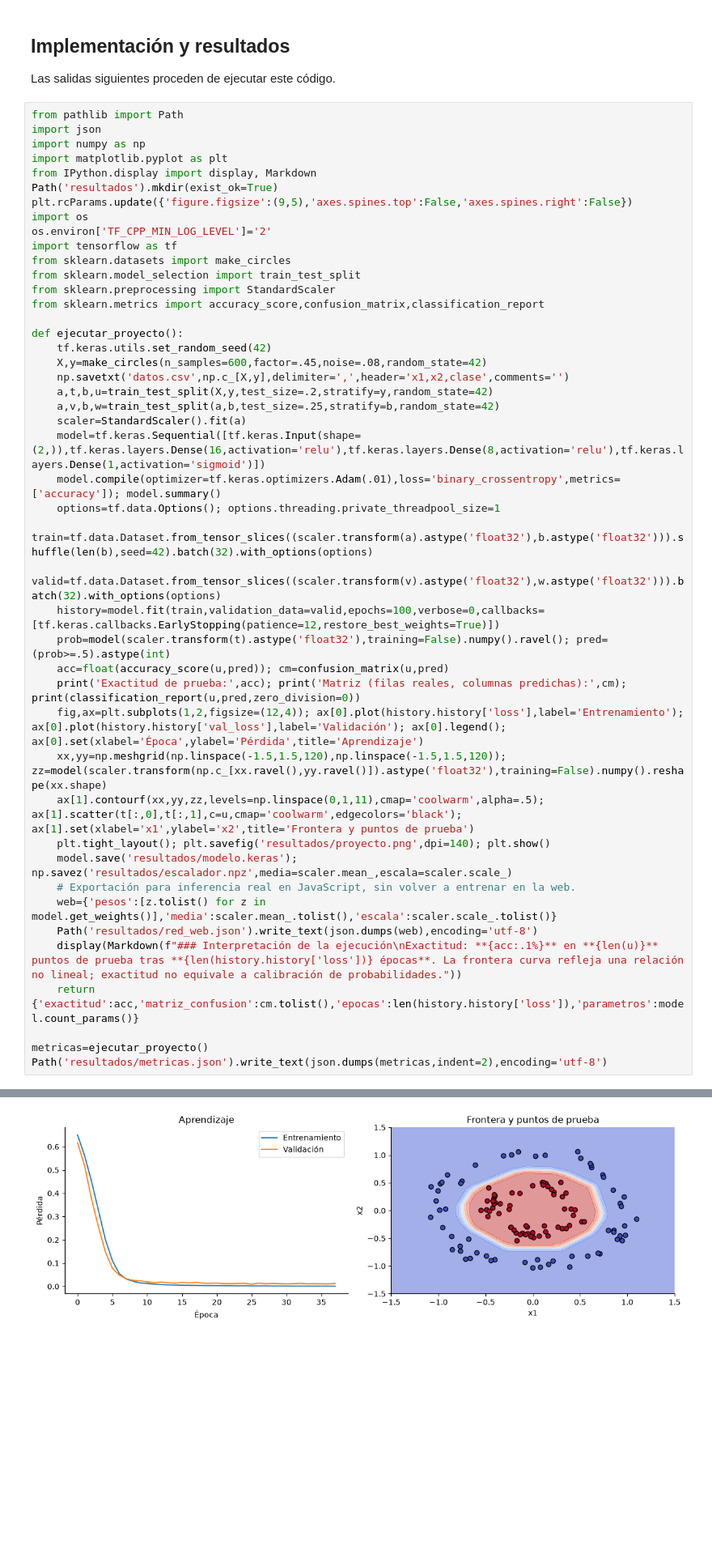
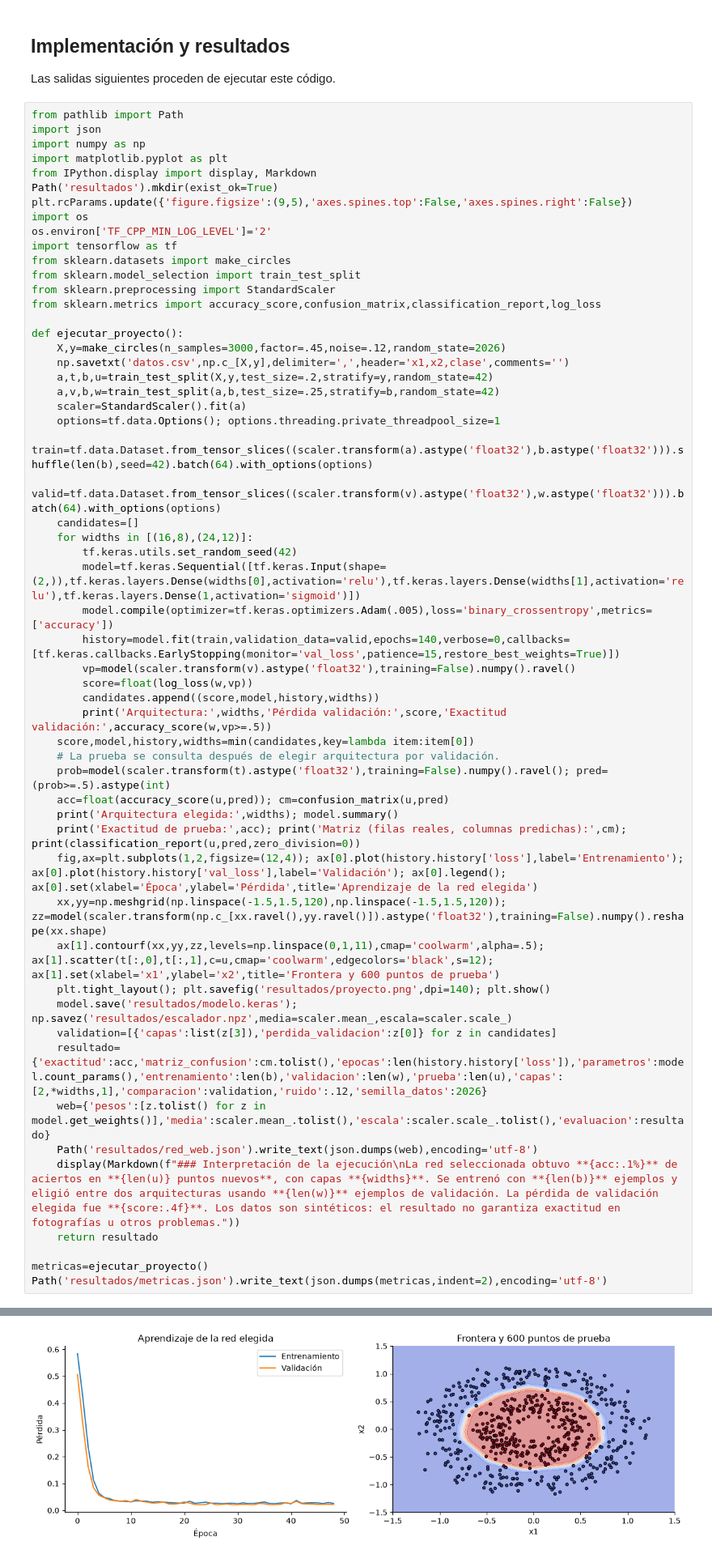
Before and after one commit to Loren07-kie/TAREAS-DP-Y-ML, a Jupyter notebook: tareas/Tarea_3_Semana_11/Reporte.ipynb, the cells around one changed output, grey strips where cells are left out. Shown at 81% size. Cells and saved outputs as stored; diff of their text form; blank space fills up the shorter version.

```diff
--- a/tareas/Tarea_3_Semana_11/Reporte.ipynb
+++ b/tareas/Tarea_3_Semana_11/Reporte.ipynb
@@ -67,34 +67,44 @@ import tensorflow as tf
 from sklearn.datasets import make_circles
 from sklearn.model_selection import train_test_split
 from sklearn.preprocessing import StandardScaler
-from sklearn.metrics import accuracy_score,confusion_matrix,classification_report
+from sklearn.metrics import accuracy_score,confusion_matrix,classification_report,log_loss
 
 def ejecutar_proyecto():
-    tf.keras.utils.set_random_seed(42)
-    X,y=make_circles(n_samples=600,factor=.45,noise=.08,random_state=42)
+    X,y=make_circles(n_samples=3000,factor=.45,noise=.12,random_state=2026)
     np.savetxt('datos.csv',np.c_[X,y],delimiter=',',header='x1,x2,clase',comments='')
     a,t,b,u=train_test_split(X,y,test_size=.2,stratify=y,random_state=42)
     a,v,b,w=train_test_split(a,b,test_size=.25,stratify=b,random_state=42)
     scaler=StandardScaler().fit(a)
-    model=tf.keras.Sequential([tf.keras.Input(shape=(2,)),tf.keras.layers.Dense(16,activation='relu'),tf.keras.layers.Dense(8,activation='relu'),tf.keras.layers.Dense(1,activation='sigmoid')])
-    model.compile(optimizer=tf.keras.optimizers.Adam(.01),loss='binary_crossentropy',metrics=['accuracy']); model.summary()
     options=tf.data.Options(); options.threading.private_threadpool_size=1
-    train=tf.data.Dataset.from_tensor_slices((scaler.transform(a).astype('float32'),b.astype('float32'))).shuffle(len(b),seed=42).batch(32).with_options(options)
-    valid=tf.data.Dataset.from_tensor_slices((scaler.transform(v).astype('float32'),w.astype('float32'))).batch(32).with_options(options)
-    history=model.fit(train,validation_data=valid,epochs=100,verbose=0,callbacks=[tf.keras.callbacks.EarlyStopping(patience=12,restore_best_weights=True)])
+    train=tf.data.Dataset.from_tensor_slices((scaler.transform(a).astype('float32'),b.astype('float32'))).shuffle(len(b),seed=42).batch(64).with_options(options)
+    valid=tf.data.Dataset.from_tensor_slices((scaler.transform(v).astype('float32'),w.astype('float32'))).batch(64).with_options(options)
+    candidates=[]
+    for widths in [(16,8),(24,12)]:
+        tf.keras.utils.set_random_seed(42)
+        model=tf.keras.Sequential([tf.keras.Input(shape=(2,)),tf.keras.layers.Dense(widths[0],activation='relu'),tf.keras.layers.Dense(widths[1],activation='relu'),tf.keras.layers.Dense(1,activation='sigmoid')])
+        model.compile(optimizer=tf.keras.optimizers.Adam(.005),loss='binary_crossentropy',metrics=['accuracy'])
+        history=model.fit(train,validation_data=valid,epochs=140,verbose=0,callbacks=[tf.keras.callbacks.EarlyStopping(monitor='val_loss',patience=15,restore_best_weights=True)])
+        vp=model(scaler.transform(v).astype('float32'),training=False).numpy().ravel()
+        score=float(log_loss(w,vp))
+        candidates.append((score,model,history,widths))
+        print('Arquitectura:',widths,'Pérdida validación:',score,'Exactitud validación:',accuracy_score(w,vp>=.5))
+    score,model,history,widths=min(candidates,key=lambda item:item[0])
+    # La prueba se consulta después de elegir arquitectura por validación.
     prob=model(scaler.transform(t).astype('float32'),training=False).numpy().ravel(); pred=(prob>=.5).astype(int)
     acc=float(accuracy_score(u,pred)); cm=confusion_matrix(u,pred)
+    print('Arquitectura elegida:',widths); model.summary()
     print('Exactitud de prueba:',acc); print('Matriz (filas reales, columnas predichas):',cm); print(classification_report(u,pred,zero_division=0))
-    fig,ax=plt.subplots(1,2,figsize=(12,4)); ax[0].plot(history.history['loss'],label='Entrenamiento'); ax[0].plot(history.history['val_loss'],label='Validación'); ax[0].legend(); ax[0].set(xlabel='Época',ylabel='Pérdida',title='Aprendizaje')
+    fig,ax=plt.subplots(1,2,figsize=(12,4)); ax[0].plot(history.history['loss'],label='Entrenamiento'); ax[0].plot(history.history['val_loss'],label='Validación'); ax[0].legend(); ax[0].set(xlabel='Época',ylabel='Pérdida',title='Aprendizaje de la red elegida')
     xx,yy=np.meshgrid(np.linspace(-1.5,1.5,120),np.linspace(-1.5,1.5,120)); zz=model(scaler.transform(np.c_[xx.ravel(),yy.ravel()]).astype('float32'),training=False).numpy().reshape(xx.shape)
-    ax[1].contourf(xx,yy,zz,levels=np.linspace(0,1,11),cmap='coolwarm',alpha=.5); ax[1].scatter(t[:,0],t[:,1],c=u,cmap='coolwarm',edgecolors='black'); ax[1].set(xlabel='x1',ylabel='x2',title='Frontera y puntos de prueba')
+    ax[1].contourf(xx,yy,zz,levels=np.linspace(0,1,11),cmap='coolwarm',alpha=.5); ax[1].scatter(t[:,0],t[:,1],c=u,cmap='coolwarm',edgecolors='black',s=12); ax[1].set(xlabel='x1',ylabel='x2',title='Frontera y 600 puntos de prueba')
     plt.tight_layout(); plt.savefig('resultados/proyecto.png',dpi=140); plt.show()
     model.save('resultados/modelo.keras'); np.savez('resultados/escalador.npz',media=scaler.mean_,escala=scaler.scale_)
-    # Exportación para inferencia real en JavaScript, sin volver a entrenar en la web.
-    web={'pesos':[z.tolist() for z in model.get_weights()],'media':scaler.mean_.tolist(),'escala':scaler.scale_.tolist()}
+    validation=[{'capas':list(z[3]),'perdida_validacion':z[0]} for z in candidates]
+    resultado={'exactitud':acc,'matriz_confusion':cm.tolist(),'epocas':len(history.history['loss']),'parametros':model.count_params(),'entrenamiento':len(b),'validacion':len(w),'prueba':len(u),'capas':[2,*widths,1],'comparacion':validation,'ruido':.12,'semilla_datos':2026}
+    web={'pesos':[z.tolist() for z in model.get_weights()],'media':scaler.mean_.tolist(),'escala':scaler.scale_.tolist(),'evaluacion':resultado}
     Path('resultados/red_web.json').write_text(json.dumps(web),encoding='utf-8')
-    display(Markdown(f"### Interpretación de la ejecución\nExactitud: **{acc:.1%}** en **{len(u)}** puntos de prueba tras **{len(history.history['loss'])} épocas**. La frontera curva refleja una relación no lineal; exactitud no equivale a calibración de probabilidades."))
-    return {'exactitud':acc,'matriz_confusion':cm.tolist(),'epocas':len(history.history['loss']),'parametros':model.count_params()}
+    display(Markdown(f"### Interpretación de la ejecución\nLa red seleccionada obtuvo **{acc:.1%}** de aciertos en **{len(u)} puntos nuevos**, con capas **{widths}**. Se entrenó con **{len(b)}** ejemplos y eligió entre dos arquitecturas usando **{len(w)}** ejemplos de validación. La pérdida de validación elegida fue **{score:.4f}**. Los datos son sintéticos: el resultado no garantiza exactitud en fotografías u otros problemas."))
+    return resultado
 
 metricas=ejecutar_proyecto()
 Path('resultados/metricas.json').write_text(json.dumps(metricas,indent=2),encoding='utf-8')
@@ -127,2 +141,2 @@ weighted avg       1.00      1.00      1.00       120
-[figure, old version]
+[figure, new version]
 ### Interpretación de la ejecución
```
Also changed, not shown: parts of 3 cells of this notebook, 21 other files.
